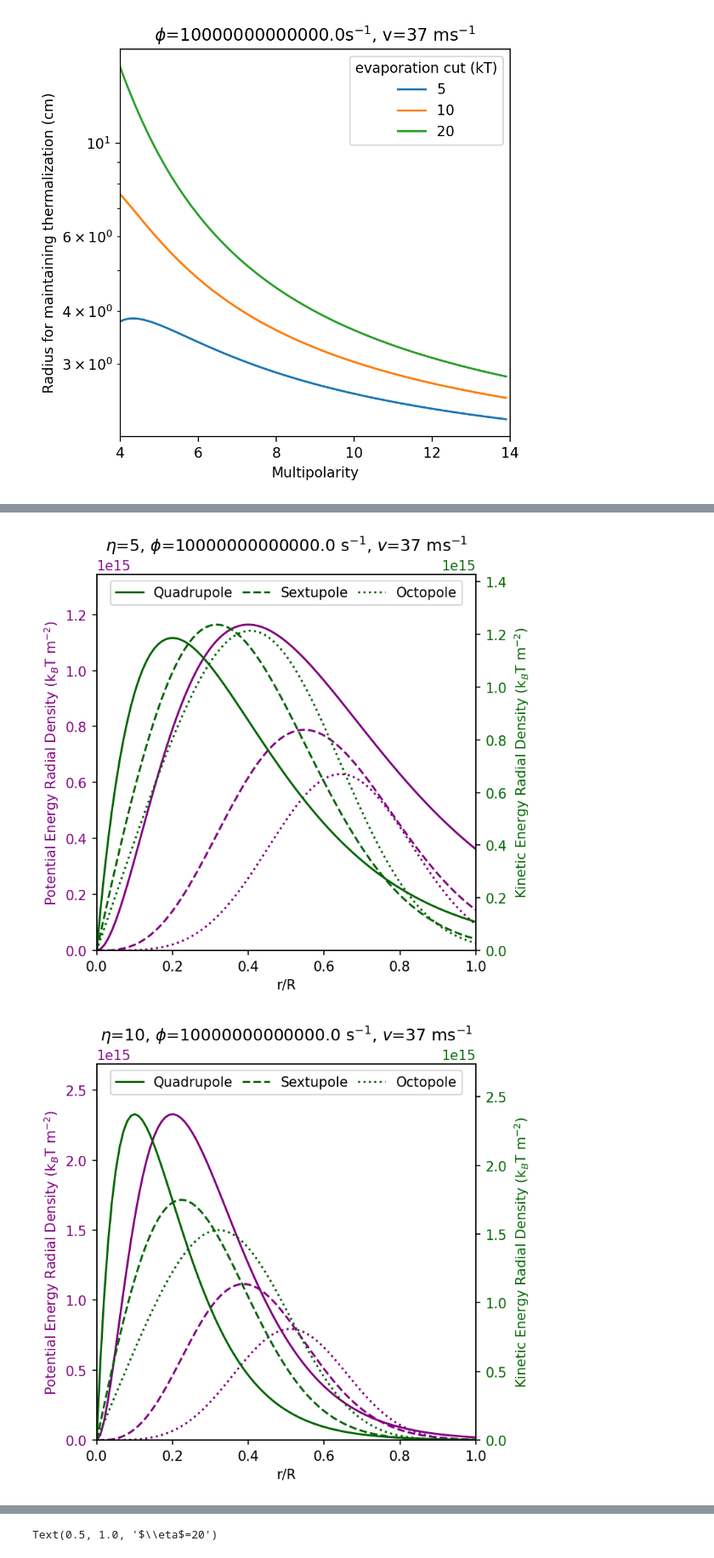
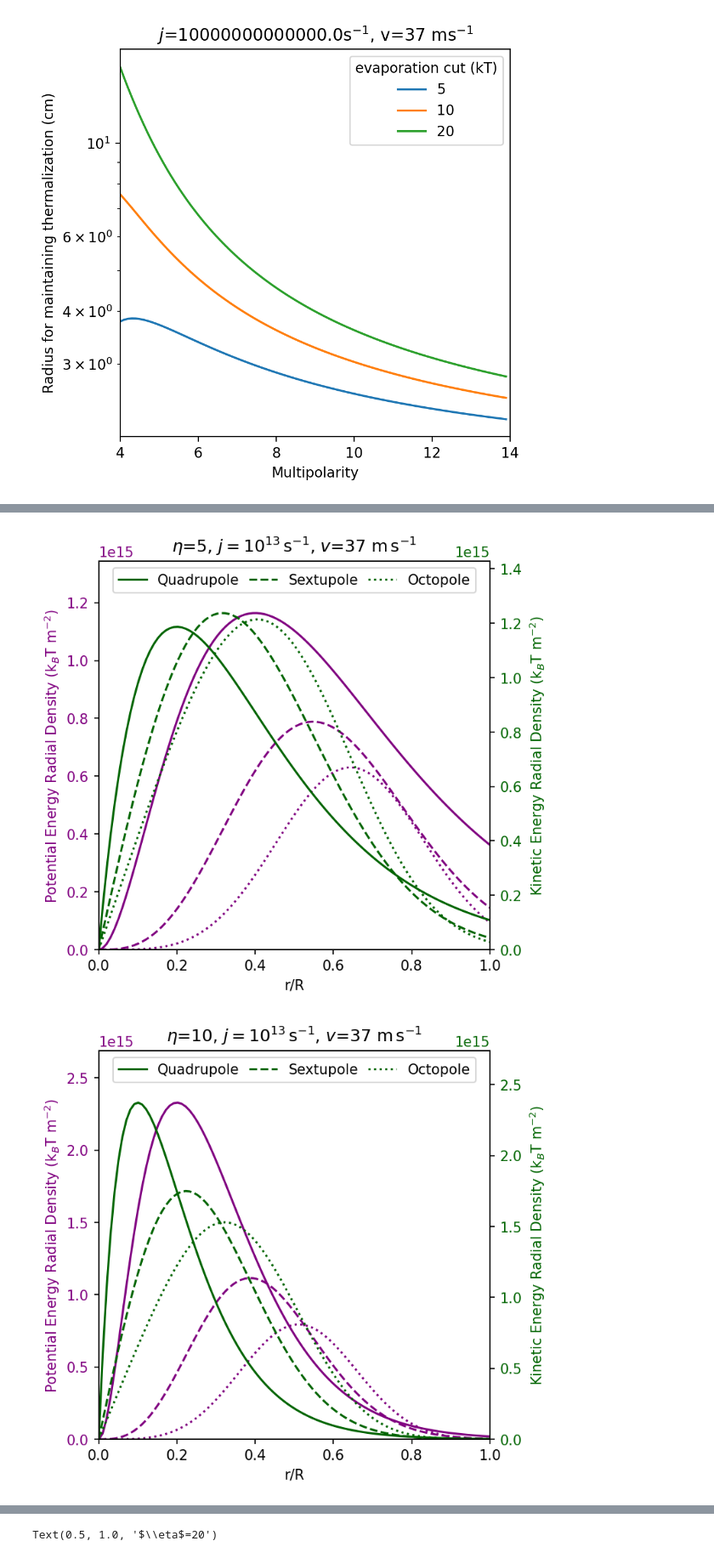
Before and after one commit to UTA-NURES/MECBPaperPlots, a Jupyter notebook: Multipoles-Illustrations.ipynb, the cells around one changed output, grey strips where cells are left out. Shown at 85% size. Cells and saved outputs as stored; diff of their text form; code cells hidden in the pictures.

Commit message:
Update plots per review

```diff
--- a/Multipoles-Illustrations.ipynb
+++ b/Multipoles-Illustrations.ipynb
@@ -146,12 +146,12 @@ for eta in (5,10,20):
 
     for Ni in range(0,len(Ns)):
         ax2.plot(rps,Potential(rps,eta,Ns[Ni]),color='DarkBlue',label=Names[Ni],linestyle=LineTypes[Ni])
-        ax1.plot(rps,DensityFixedR(rps,eta,Ns[Ni],phi0,v0,R0),color='DarkRed',linestyle=LineTypes[Ni])
+        ax1.plot(rps,DensityFixedR(rps,eta,Ns[Ni],j0,v0,R0),color='DarkRed',linestyle=LineTypes[Ni])
     ax1.set_ylim(0,ax1.get_ylim()[1]*1.1)
     ax2.set_ylim(0,ax2.get_ylim()[1]*1.1)
     ax1.set_xlim(0,1)
     ax2.legend(loc='upper center',ncol=3,columnspacing=0.7)
-    plt.title("$\eta$="+str(eta)+", $\phi$="+str(phi0)+" s$^{-1}$, $v$="+str(v0)+" ms$^{-1}$")
+    plt.title("$\eta$="+str(eta)+", $j$="+str(j0)+" s$^{-1}$, $v$="+str(v0)+" ms$^{-1}$")
 
     plt.show()
 # %% [output]
@@ -165,11 +165,11 @@ for eta in (5,10,20):
     fig, ax1 = plt.subplots(figsize=(5,5),dpi=150)
     Ns=[4,6,8]
     LineTypes=['-','--',':']
-    Names=['Quadrupole','Sextupole','Octopole']
+    Names=['Quadrupole','Sextupole','Octupole']
     ax1.set_xlabel('r/R')
     ax2 = ax1.twinx()
     ax2.tick_params(axis ='y', labelcolor = 'DarkBlue')
-    ax2.set_ylabel('V/kT',color='DarkBlue')
+    ax2.set_ylabel('$V / k_B T$',color='DarkBlue')
 
 
     ax1.tick_params(axis ='y', labelcolor = 'DarkRed')
@@ -177,13 +177,13 @@ for eta in (5,10,20):
 
     for Ni in range(0,len(Ns)):
         ax2.plot(rps,Potential(rps,eta,Ns[Ni]),color='DarkBlue',label=Names[Ni],linestyle=LineTypes[Ni])
-        ax1.plot(rps,DensityFixedR(rps,eta,Ns[Ni],phi0,v0,R0)*rps,color='DarkRed',linestyle=LineTypes[Ni])
+        ax1.plot(rps,DensityFixedR(rps,eta,Ns[Ni],j0,v0,R0)*rps,color='DarkRed',linestyle=LineTypes[Ni])
     plt.xlim(0,1)
     ax1.set_ylim(0,ax1.get_ylim()[1]*1.1)
     ax2.set_ylim(0,ax2.get_ylim()[1]*1.1)
 
     ax2.legend(loc='upper center',ncol=3,columnspacing=0.7)
-    plt.title("$\eta$="+str(eta)+", $\phi$="+"{:.2E}".format(phi0)+" s$^{-1}$, $v$="+str(v0)+" m s$^{-1}$")
+    plt.title("$\eta$="+str(eta)+", $j=10^{13}\, \mathrm{s}^{-1}$, $v$="+str(v0)+" $\mathrm{m\,s}^{-1}$")
 
     plt.show()
 # %% [output]
@@ -193,8 +193,8 @@ for eta in (5,10,20):
 # %%
-def EKin(rp,eta,N,phi,v,R):
-    return 3/2*DensityFixedR(rp,eta,N,phi,v,R)
-def EPot(rp,eta,N,phi,v,R):
-    return DensityFixedR(rp,eta,N,phi,v,R)*Potential(rp,eta,N)
+def EKin(rp,eta,N,j,v,R):
+    return 3/2*DensityFixedR(rp,eta,N,j,v,R)
+def EPot(rp,eta,N,j,v,R):
+    return DensityFixedR(rp,eta,N,j,v,R)*Potential(rp,eta,N)
 # %%
 for eta in (5,10,20):
 
@@ -213,14 +213,15 @@ for eta in (5,10,20):
     ax1.set_ylabel('Potential Energy Density (k$_B$T m$^{-3}$)',color='purple')
 
     for Ni in range(0,len(Ns)):
-        ax2.plot(rps,EKin(rps,eta,Ns[Ni],phi0,v0,R0),color='DarkGreen',label=Names[Ni],linestyle=LineTypes[Ni])
-        ax1.plot(rps,EPot(rps,eta,Ns[Ni],phi0,v0,R0),color='purple',linestyle=LineTypes[Ni])
+        ax2.plot(rps,EKin(rps,eta,Ns[Ni],j0,v0,R0),color='DarkGreen',label=Names[Ni],linestyle=LineTypes[Ni])
+        ax1.plot(rps,EPot(rps,eta,Ns[Ni],j0,v0,R0),color='purple',linestyle=LineTypes[Ni])
     plt.xlim(0,1)
     ax1.set_ylim(0,ax1.get_ylim()[1]*1.1)
     ax2.set_ylim(0,ax2.get_ylim()[1]*1.1)
 
     ax2.legend(loc='upper center',ncol=3,columnspacing=0.7)
-    plt.title("$\eta$="+str(eta)+", $\phi$="+str(phi0)+" s$^{-1}$, $v$="+str(v0)+" ms$^{-1}$")
+    plt.title("$\eta$="+str(eta)+", $j=10^{13}\, \mathrm{s}^{-1}$, $v$="+str(v0)+" $\mathrm{m\,s}^{-1}$")
+
 
     plt.show()
 # %% [output]
@@ -230,31 +231,31 @@ for eta in (5,10,20):
 # %%
 for eta in (5,10,20):
 
     rps=np.linspace(0,1,100)
     fig, ax1 = plt.subplots(figsize=(5,5),dpi=150)
     Ns=[4,6,8]
     LineTypes=['-','--',':']
     Names=['Quadrupole','Sextupole','Octopole']
     ax1.set_xlabel('r/R')
     ax2 = ax1.twinx()
     ax2.tick_params(axis ='y', labelcolor = 'DarkGreen')
     ax2.set_ylabel('Kinetic Energy Radial Density (k$_B$T m$^{-2}$)',color='DarkGreen')
 
 
     ax1.tick_params(axis ='y', labelcolor = 'purple')
     ax1.set_ylabel('Potential Energy Radial Density (k$_B$T m$^{-2}$)',color='purple')
 
     for Ni in range(0,len(Ns)):
-        ax2.plot(rps,EKin(rps,eta,Ns[Ni],phi0,v0,R0)*rps,color='DarkGreen',label=Names[Ni],linestyle=LineTypes[Ni])
-        ax1.plot(rps,EPot(rps,eta,Ns[Ni],phi0,v0,R0)*rps,color='purple',linestyle=LineTypes[Ni])
+        ax2.plot(rps,EKin(rps,eta,Ns[Ni],j0,v0,R0)*rps,color='DarkGreen',label=Names[Ni],linestyle=LineTypes[Ni])
+        ax1.plot(rps,EPot(rps,eta,Ns[Ni],j0,v0,R0)*rps,color='purple',linestyle=LineTypes[Ni])
     plt.xlim(0,1)
     ax1.set_ylim(0,ax1.get_ylim()[1]*1.1)
     ax2.set_ylim(0,ax2.get_ylim()[1]*1.1)
 
     ax2.legend(loc='upper center',ncol=3,columnspacing=0.7)
-    plt.title("$\eta$="+str(eta)+", $\phi$="+str(phi0)+" s$^{-1}$, $v$="+str(v0)+" ms$^{-1}$")
+    plt.title(r"$\eta$="+str(eta)+", $j=10^{13}\, \mathrm{s}^{-1}$, $v$="+str(v0)+" $\mathrm{m\,s}^{-1}$")
 
     plt.show()
 # %% [output]
-[figure, old version]
+[figure, new version]
-[figure, old version]
+[figure, new version]
```
Also changed, not shown: parts of 18 cells of this notebook.
